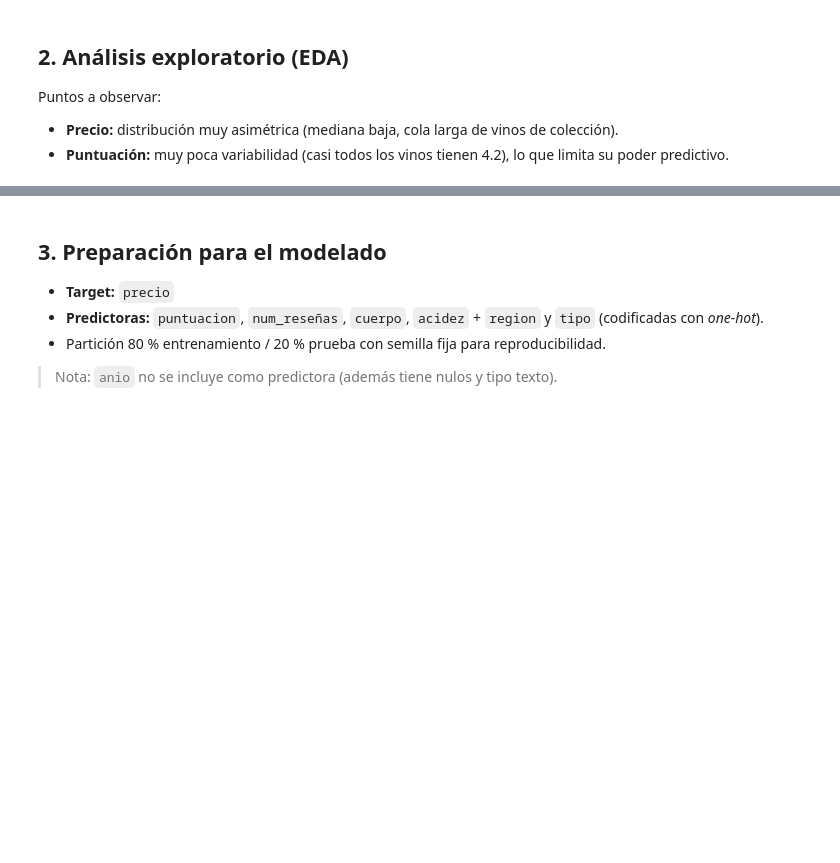
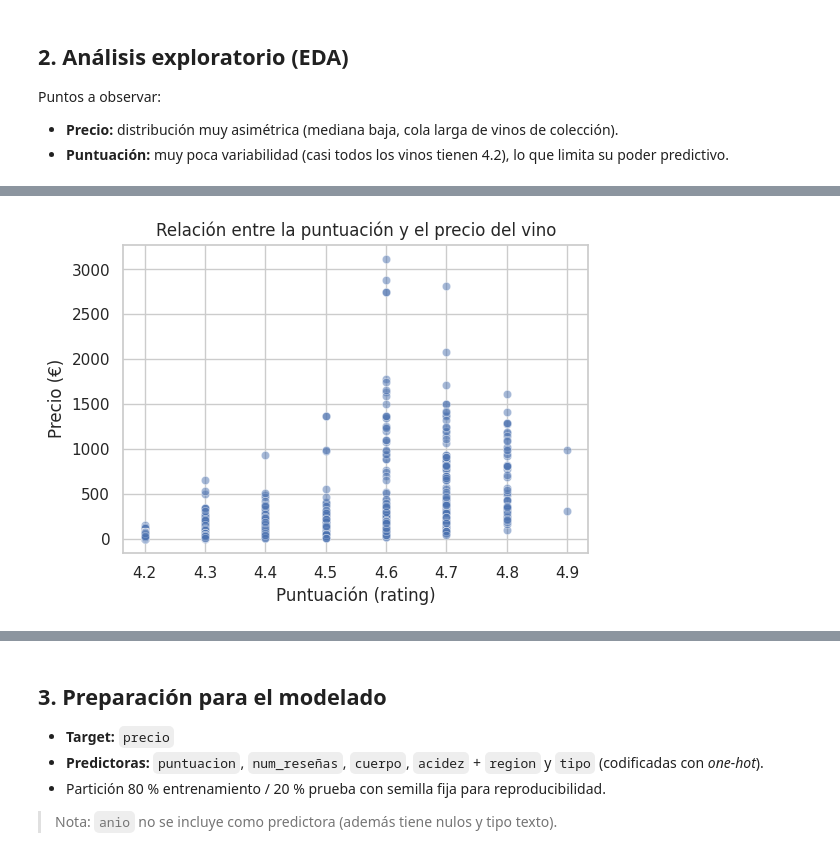
Before and after one commit to Bootcamp-DA-P3/Proyecto_Regresion_Vinos_Espana_Tania, a Jupyter notebook: notebooks/01_eda_y_modelado_v2.ipynb, the cells around one changed output, grey strips where cells are left out. Cells and saved outputs as stored; diff of their text form; code cells hidden in the pictures; blank space fills up the shorter version.

```diff
--- a/notebooks/01_eda_y_modelado_v2.ipynb
+++ b/notebooks/01_eda_y_modelado_v2.ipynb
@@ -121,10 +179,12 @@ print(f"Mediana: {df_esp['precio'].median():.2f} € | Media: {df_esp['precio'].
 # %%
 # Visualización 2: relación puntuación vs precio
-plt.figure(figsize=(8, 4))
+plt.figure(figsize=(6, 4))
 sns.scatterplot(data=df_esp, x="puntuacion", y="precio", alpha=0.5, color="b")
 plt.title("Relación entre la puntuación y el precio del vino")
 plt.xlabel("Puntuación (rating)")
 plt.ylabel("Precio (€)")
 plt.show()
+# %% [output]
+[figure, added]
 # %%
 # Visualización 3: matriz de correlación de variables numéricas
```
Also changed, not shown: parts of 24 cells of this notebook, 3 other files.
